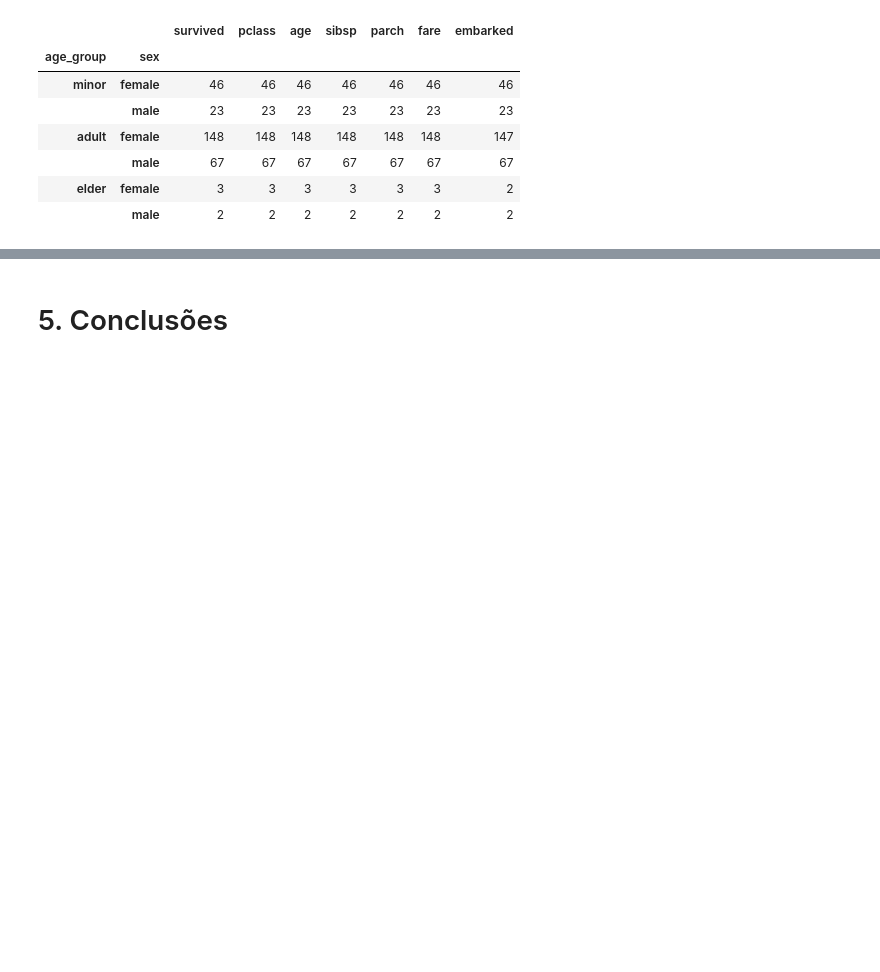
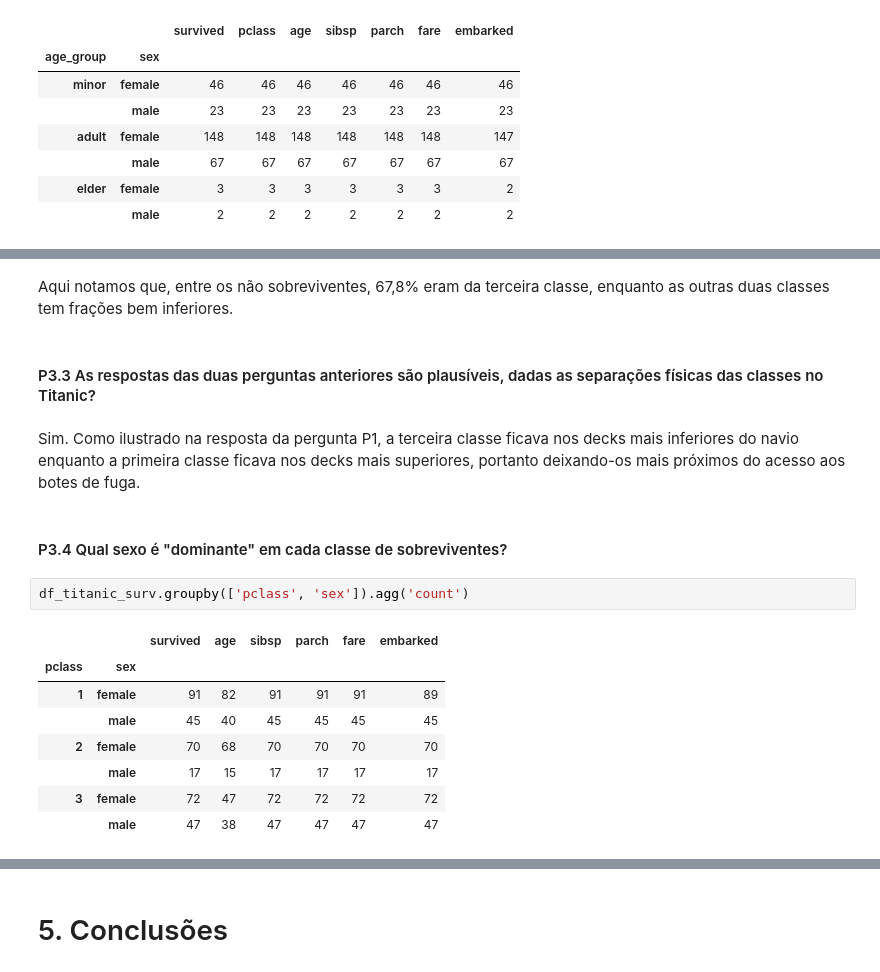
Before and after one commit to lgabs/udacity-titanic, a Jupyter notebook: titanic_data_analysis.ipynb, the cells around one changed output, grey strips where cells are left out. Drawn from its saved outputs; the diff is of its cells as text; blank space fills up the shorter version.

```diff
--- a/titanic_data_analysis.ipynb
+++ b/titanic_data_analysis.ipynb
@@ -345,0 +425,19 @@ survived_by_age_sex
+# %% [markdown]
+Aqui notamos que, entre os não sobreviventes, 67,8% eram da terceira classe, enquanto as outras duas classes tem frações bem inferiores.
+# %% [markdown]
+   #### P3.3 As respostas das duas perguntas anteriores são plausíveis, dadas as separações físicas das classes no Titanic?
+# %% [markdown]
+Sim. Como ilustrado na resposta da pergunta P1, a terceira classe ficava nos decks mais inferiores do navio enquanto a primeira classe ficava nos decks mais superiores, portanto deixando-os mais próximos do acesso aos botes de fuga.
+# %% [markdown]
+   #### P3.4 Qual sexo é "dominante" em cada classe de sobreviventes?
+# %%
+df_titanic_surv.groupby(['pclass', 'sex']).agg('count')
+# %% [output]
+|  |  | survived | age | sibsp | parch | fare | embarked |
+| pclass | sex |  |  |  |  |  |  |
+| 1 | female | 91 | 82 | 91 | 91 | 91 | 89 |
+|  | male | 45 | 40 | 45 | 45 | 45 | 45 |
+| 2 | female | 70 | 68 | 70 | 70 | 70 | 70 |
+|  | male | 17 | 15 | 17 | 17 | 17 | 17 |
+| 3 | female | 72 | 47 | 72 | 72 | 72 | 72 |
+|  | male | 47 | 38 | 47 | 47 | 47 | 47 |
```
Also changed, not shown: parts of 23 cells of this notebook.
